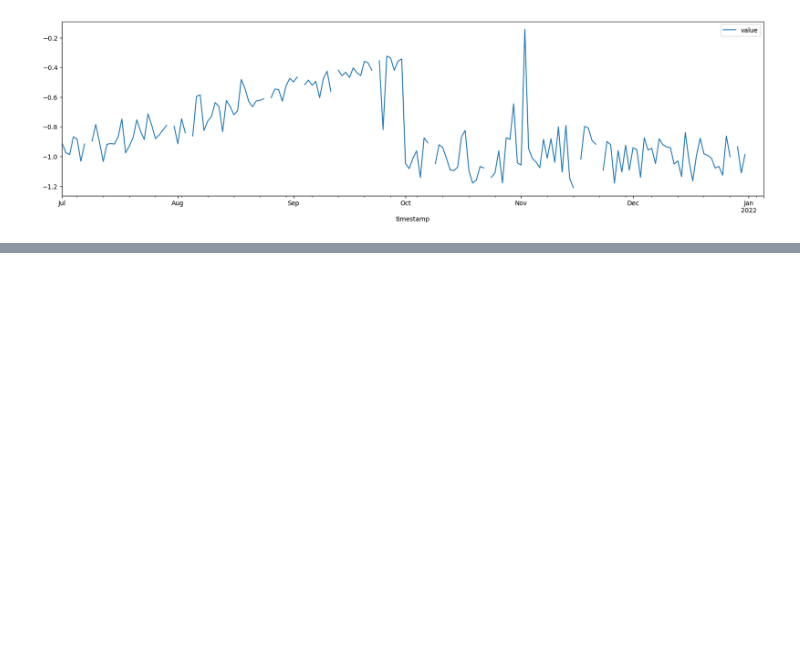
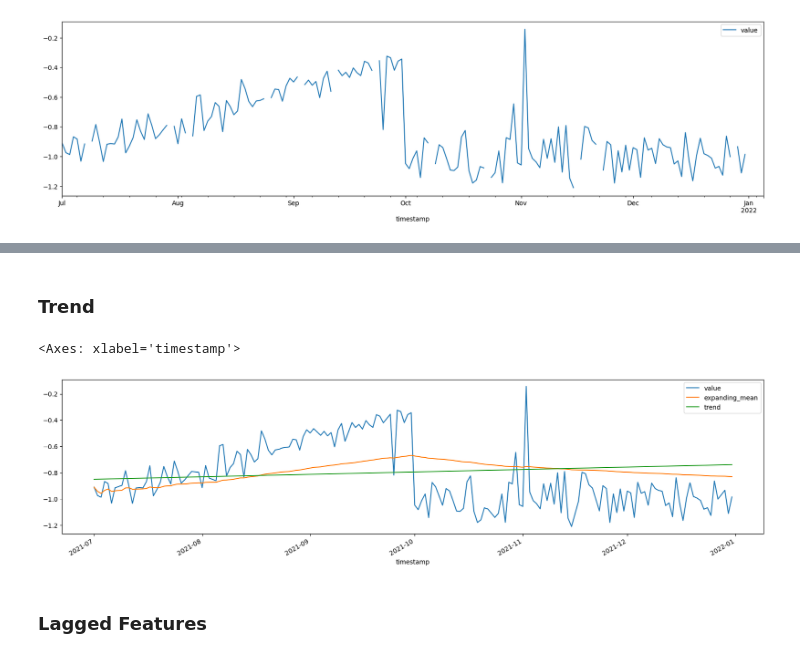
Before and after one commit to MMostafa-Hub/time-series-forecaster, a Jupyter notebook: notebooks/preprocessing.ipynb, the cells around one changed output, grey strips where cells are left out. Drawn from its saved outputs; the diff is of its cells as text; code cells hidden in the pictures; blank space fills up the shorter version.

```diff
--- a/notebooks/preprocessing.ipynb
+++ b/notebooks/preprocessing.ipynb
@@ -131,0 +222,28 @@ plt.show()
+# %% [markdown]
+### Trend
+# %%
+import pandas as pd
+from sklearn.linear_model import LinearRegression
+from sklearn.preprocessing import PolynomialFeatures
+
+df = datasets[3].copy().dropna()
+
+# Assume 'df' is your DataFrame and 'value' is the column with the time series data
+df["expanding_mean"] = df["value"].expanding(1).mean().bfill()
+
+lr = LinearRegression()
+
+features = PolynomialFeatures(degree=3).fit_transform(
+    df.index.values.reshape(-1, 1).astype(float)
+)
+lr.fit(features, df["expanding_mean"].values.reshape(-1, 1))
+
+df["trend"] = lr.predict(features)
+
+df.shape[0] / 25
+df.plot(figsize=(20, 5))
+# %% [output]
+<Axes: xlabel='timestamp'>
+[figure, added]
+# %% [markdown]
+### Lagged Features
```
Also changed, not shown: parts of 15 cells of this notebook.
